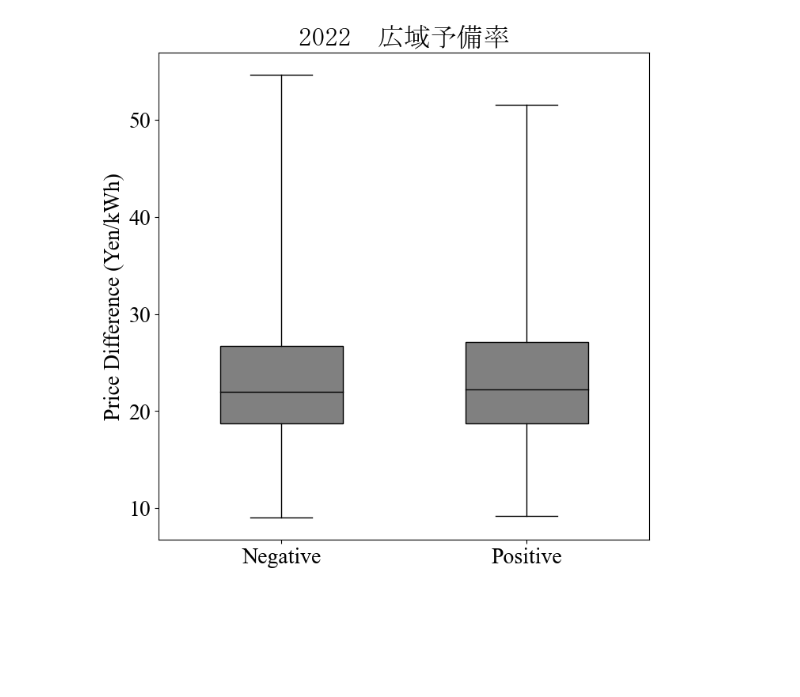
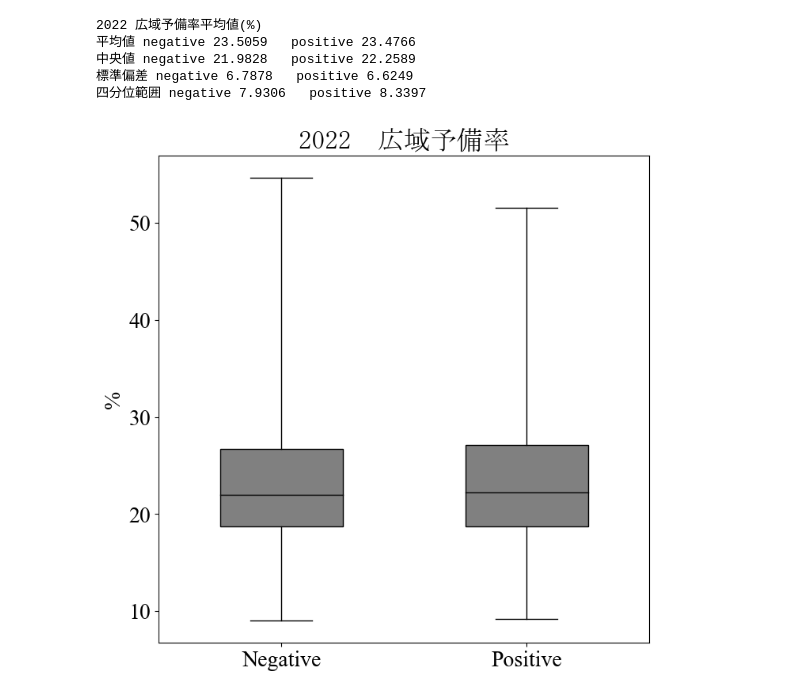
Before and after one commit to kurisk17/programwindows, a Jupyter notebook: 描画Windows/二値箱ひげ.ipynb, the cells around one changed output. Cells and saved outputs as stored; diff of their text form; code cells hidden in the pictures; blank space fills up the shorter version.

```diff
--- a/描画Windows/二値箱ひげ.ipynb
+++ b/描画Windows/二値箱ひげ.ipynb
@@ -21,7 +23,7 @@ from matplotlib.ticker import ScalarFormatter
 files = glob.glob('../../../卒論関連書類/データ/king_history/king_history1/*')
 version = len(files)-1
 df_king =pd.read_csv(f'../../../卒論関連書類/データ/king_history/king_history1/king{version}.csv',converters={'DateTime':pd.to_datetime})
-
+df_king['intra_volume（MWh/h）'] =df_king['intra_volume（MWh/h）']*1000/2
 cols = ['DateTime', 'gap_price[intra-spot](円/kWh)','低下量合計', '停止・低下ユニット数合計','intra_volume（MWh/h）','spot_volume(kWh)', '太陽光絶対値誤差合算(実績-想定)(kWh)',
        '風力絶対値誤差合算(実績-想定)(kWh)', '広域予備率平均値(%)' ]
 
@@ -97,28 +380,75 @@ df
 # %%
 # 広域予備率の箱ひげ
+
+
+# 広域予備率あり
+target =['広域予備率平均値(%)']
+cols = ['DateTime', 'gap_price[intra-spot](円/kWh)']+target
+
+df_select = df_king[cols].dropna()
+
+re_col = ['DateTime', '価格差 (時間前市場 - スポット市場) (Yen/kWh)'
+       ]+target
+df_select.columns = re_col
+# df_select['時間前市場取引量 (kWh)'] =df_select['時間前市場取引量 (kWh)']*1000/2
+
+
+percent =50
+# これは各年
+
+year=2022
+start_point = dt.datetime(2022,1,1,0,0)
+end_point = dt.datetime(2022,12,31,23,30)
+df = df_select[(df_select['DateTime']>=start_point)&(df_select['DateTime']<=end_point)].dropna()
+
+df['judge'] =0
+
+df['価格差 (時間前市場 - スポット市場) (Yen/kWh)'] =abs(df['価格差 (時間前市場 - スポット市場) (Yen/kWh)'])
+judge_line = np.percentile(df['価格差 (時間前市場 - スポット市場) (Yen/kWh)'],percent)
+
+df.loc[df['価格差 (時間前市場 - スポット市場) (Yen/kWh)']>judge_line,['judge']] =1
+
+name=re_col[-1]
+value0 = df[df['judge']==0][name].values
+value1 = df[df['judge']==1][name].values
+
+
 plt.rcParams['font.family'] = 'Times New Roman'
 plt.rcParams['font.size'] =20
 # data = [value2018,value2019,value2020,value2021,value2022]
 data=[value0,value1]
 
 fig =plt.figure(figsize=(8,8))
 ax1 = fig.subplots()
+# ax1.yaxis.set_major_locator(MaxNLocator(5))
 ax1.boxplot(data,whis=(0,100),vert=True,  # 横向きにする
            patch_artist=True,  # 細かい設定をできるようにする
            widths=0.5,  # boxの幅の設定
            boxprops=dict(facecolor='gray',  # boxの塗りつぶし色の設定
                          color='black', linewidth=1),  # boxの枠線の設定
            medianprops=dict(color='black', linewidth=1),  # 中央値の線の設定
            whiskerprops=dict(color='black', linewidth=1),  # ヒゲの線の設定
            capprops=dict(color='black', linewidth=1),  # ヒゲの先端の線の設定
            )
 ax1.set_xticks(ax1.get_xticks())
 ax1.set_xticklabels(['Negative','Positive'])
-ax1.set_ylabel('Price Difference (Yen/kWh)')
+ax1.set_ylabel('%')
 # ax1.set_xlabel('Year')
 plt.title(f'{year}  広域予備率'
 ,fontname='MS Mincho'
 )
-plt.savefig('../../../卒論関連書類/画像/4章画像_new/要因箱ひげ/広域予備率/箱ひげ広域予備率.png')
+# plt.savefig('../../../卒論関連書類/画像/4章画像_new/要因箱ひげ/広域予備率/箱ひげ広域予備率.png')
+
+num_round = 4
+print(year,target[0])
+print('平均値','negative',round(np.mean(value0),num_round),' ','positive',round(np.mean(value1),num_round))
+print('中央値','negative',round(np.median(value0),num_round),' ','positive',round(np.median(value1),num_round))
+print('標準偏差','negative',round(np.std(value0),num_round),' ','positive',round(np.std(value1),num_round))
+print('四分位範囲','negative',round(np.percentile(value0,75)-np.percentile(value0,25),num_round),' ','positive',round(np.percentile(value1,75)-np.percentile(value1,25),num_round))
 # %% [output]
+2022 広域予備率平均値(%)
+平均値 negative 23.5059   positive 23.4766
+中央値 negative 21.9828   positive 22.2589
+標準偏差 negative 6.7878   positive 6.6249
+四分位範囲 negative 7.9306   positive 8.3397
-[figure, old version]
+[figure, new version]
```
Also changed, not shown: parts of 18 cells of this notebook, 5 other files.
